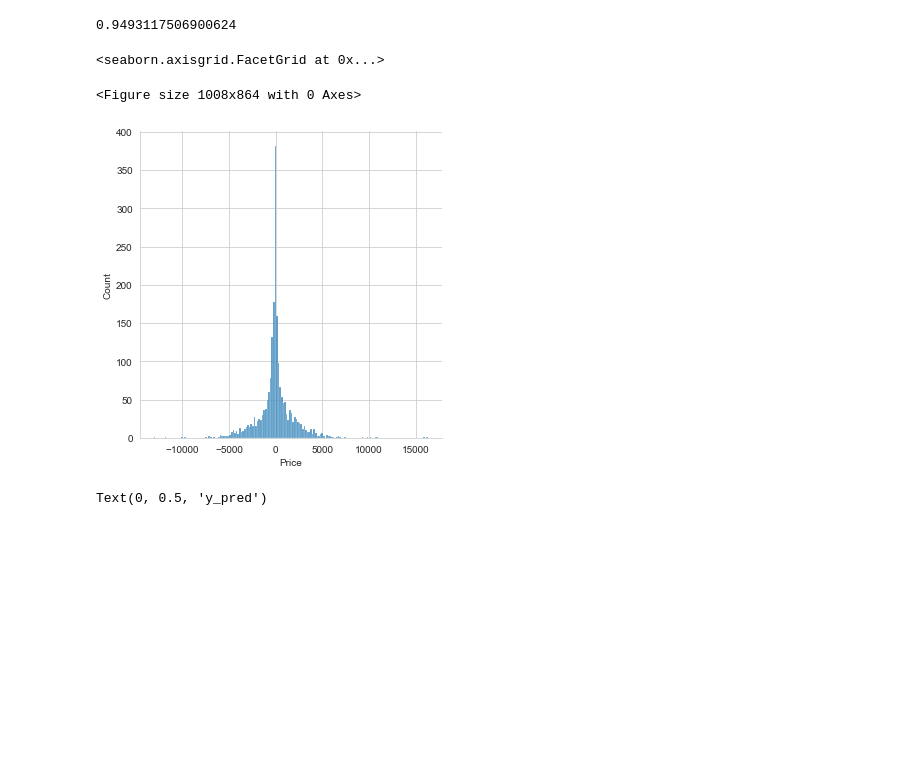
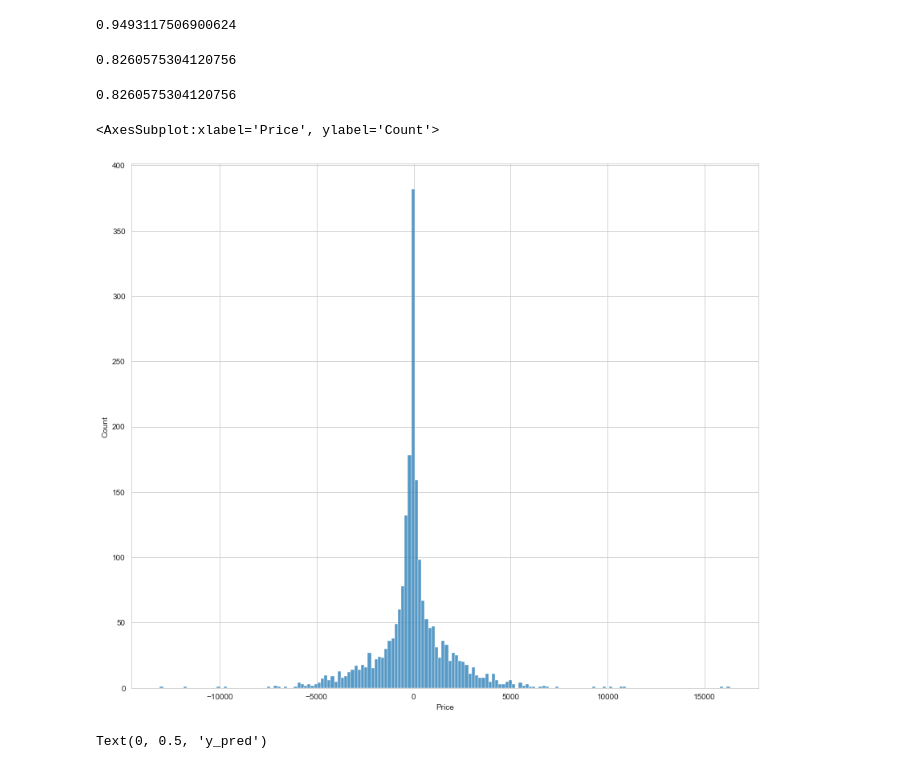
Before and after one commit to saquibmohiuddin/flight-fare-prediction, a Jupyter notebook: flight_fare.ipynb, the cells around one changed output. Drawn from its saved outputs; the diff is of its cells as text; code cells hidden in the pictures; blank space fills up the shorter version.

```diff
--- a/flight_fare.ipynb
+++ b/flight_fare.ipynb
@@ -739,13 +739,21 @@ y_pred = reg_rf.predict(x_test)
 reg_rf.score(x_train, y_train)
 # %% [output]
 0.9493117506900624
+# %%
+reg_rf.score(x_test, y_test)
+# %% [output]
+0.8260575304120756
+# %%
+from sklearn.metrics import r2_score
+r2_score(y_test, y_pred)
+# %% [output]
+0.8260575304120756
 # %%
 plt.figure(figsize = (14, 12))
-sns.displot(y_test - y_pred)
+sns.histplot(y_test - y_pred)
 # %% [output]
-<seaborn.axisgrid.FacetGrid at 0x...>
+<AxesSubplot:xlabel='Price', ylabel='Count'>
-<Figure size 1008x864 with 0 Axes>
-[figure, old version]
+[figure, new version]
 # %%
 plt.figure(figsize = (9, 6))
 sns.scatterplot(x = y_test, y = y_pred)
```
